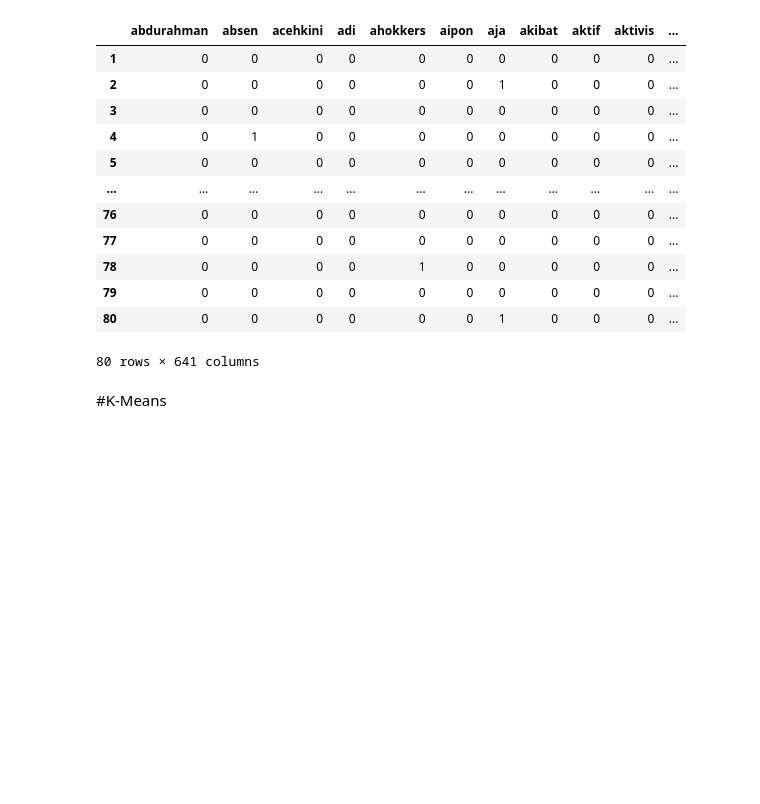
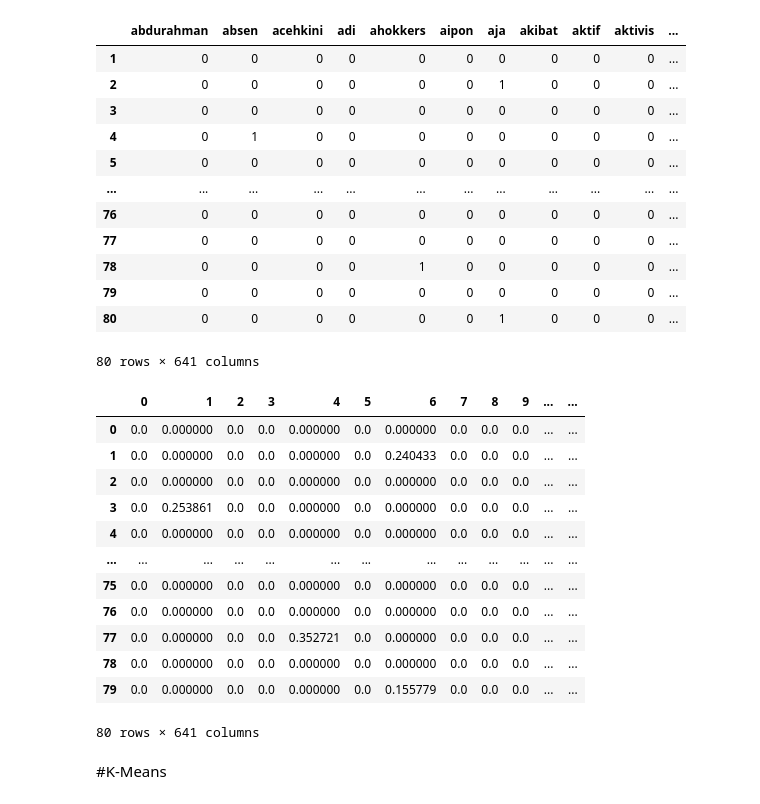
Before and after one commit to nofan190021/webmining, a Jupyter notebook: _sources/notebooks.ipynb, the cells around one changed output. Drawn from its saved outputs; the diff is of its cells as text; code cells hidden in the pictures; blank space fills up the shorter version.

```diff
--- a/_sources/notebooks.ipynb
+++ b/_sources/notebooks.ipynb
@@ -543,6 +520,26 @@ dataTF
 | 79 | 0 | 0 | 0 | 0 | 0 | 0 | 0 | 0 | 0 | 0 | ... |
 | 80 | 0 | 0 | 0 | 0 | 0 | 0 | 1 | 0 | 0 | 0 | ... |
 80 rows × 641 columns
+# %%
+from sklearn.feature_extraction.text import TfidfTransformer, TfidfVectorizer, CountVectorizer
+DataTFIDF = TfidfVectorizer()
+TFIDF = DataTFIDF.fit_transform(dataTextPre['tweet']).toarray()
+TFIDF = pd.DataFrame(TFIDF)
+TFIDF
+# %% [output]
+|  | 0 | 1 | 2 | 3 | 4 | 5 | 6 | 7 | 8 | 9 | ... | ... |
+| 0 | 0.0 | 0.000000 | 0.0 | 0.0 | 0.000000 | 0.0 | 0.000000 | 0.0 | 0.0 | 0.0 | ... | ... |
+| 1 | 0.0 | 0.000000 | 0.0 | 0.0 | 0.000000 | 0.0 | 0.240433 | 0.0 | 0.0 | 0.0 | ... | ... |
+| 2 | 0.0 | 0.000000 | 0.0 | 0.0 | 0.000000 | 0.0 | 0.000000 | 0.0 | 0.0 | 0.0 | ... | ... |
+| 3 | 0.0 | 0.253861 | 0.0 | 0.0 | 0.000000 | 0.0 | 0.000000 | 0.0 | 0.0 | 0.0 | ... | ... |
+| 4 | 0.0 | 0.000000 | 0.0 | 0.0 | 0.000000 | 0.0 | 0.000000 | 0.0 | 0.0 | 0.0 | ... | ... |
+| ... | ... | ... | ... | ... | ... | ... | ... | ... | ... | ... | ... | ... |
+| 75 | 0.0 | 0.000000 | 0.0 | 0.0 | 0.000000 | 0.0 | 0.000000 | 0.0 | 0.0 | 0.0 | ... | ... |
+| 76 | 0.0 | 0.000000 | 0.0 | 0.0 | 0.000000 | 0.0 | 0.000000 | 0.0 | 0.0 | 0.0 | ... | ... |
+| 77 | 0.0 | 0.000000 | 0.0 | 0.0 | 0.352721 | 0.0 | 0.000000 | 0.0 | 0.0 | 0.0 | ... | ... |
+| 78 | 0.0 | 0.000000 | 0.0 | 0.0 | 0.000000 | 0.0 | 0.000000 | 0.0 | 0.0 | 0.0 | ... | ... |
+| 79 | 0.0 | 0.000000 | 0.0 | 0.0 | 0.000000 | 0.0 | 0.155779 | 0.0 | 0.0 | 0.0 | ... | ... |
+80 rows × 641 columns
 # %% [markdown]
 #K-Means
 # %% [markdown]
```
Also changed, not shown: parts of 34 cells of this notebook, 18 other files.
